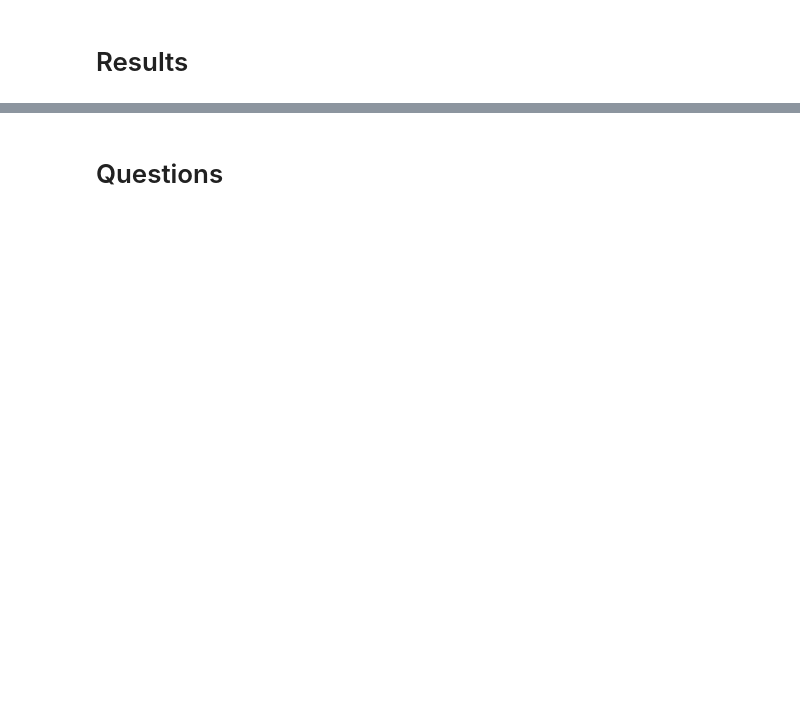
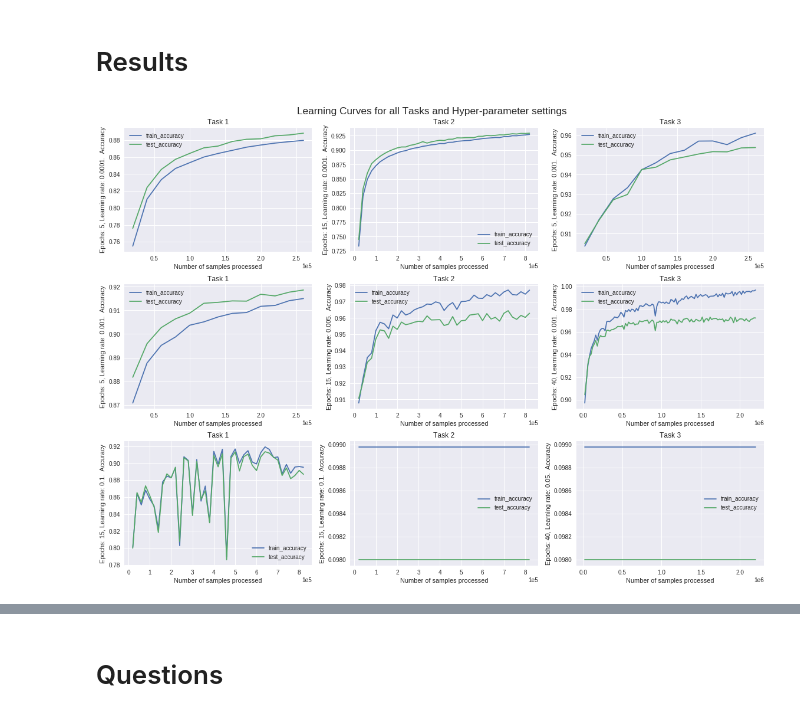
Before and after one commit to gdreiman1/spade, a Jupyter notebook: DL_1819_CW1_Q.ipynb, the cells around one changed output, grey strips where cells are left out. Cells and saved outputs as stored; diff of their text form; code cells hidden in the pictures; blank space fills up the shorter version.

```diff
--- a/DL_1819_CW1_Q.ipynb
+++ b/DL_1819_CW1_Q.ipynb
@@ -829,7 +1079,7 @@ Train the model with three different hyper-parameter settings:
 # %%
 # Store results of runs with different configurations in a dictionary.
 # Use a tuple (num_epochs, learning_rate) as keys, and a tuple (training_accuracy, testing_accuracy)
-my_experiments_task2 = []
+my_experiments_task2_part2 = []
 settings = [(15, 0.0001), (15, 0.005), (15, 0.1)]
 
 print('Training Model 2')
@@ -846,7 +1096,35 @@ for (num_epochs, learning_rate) in settings:
   #####################################################
   # Define model, loss, update and evaluation metric. #
   #####################################################
+  layer1 = relu_layer(100,32,784)
+  layer2 = softmax_xentrop(100,10,32)
+  model2 = [layer1,layer2]
+  def optimizer_2(model,learning_rate,batch_xs,batch_ys):
 
+    #forward
+    x_in,labels = batch_xs,batch_ys
+    #forward
+    #do linear transfor
+    model[0].update_z(x_in)
+    #apply non linearity
+    model[0].update_a()
+    #find loss
+    model[1].update_z(model[0].a)
+    #apply non linearity
+    model[1].update_a()
+    #model[1].loss_prime(labels)
+#backwards
+    model[1].loss_prime(labels)
+    #for l in reversed(model):
+    #update weight of softmax layer
+    #model[1].update_weights(learning_rate, model[0].a)
+    model[0].loss_prime(labels,model[1].w,model[1].delta)
+    model[1].update_weights(learning_rate, model[0].a)
+    model[0].update_weights(learning_rate, x_in)
+  def get_acc_2(model,x_in,labels):
+    correct_pred_vect = (np.equal(np.argmax(labels,axis = 0),np.argmax(model[-1].get_preds(model[-2].get_preds(x_in)), axis = 0).T))
+    accuracy = np.mean((correct_pred_vect))
+    return accuracy
   # Train.
   i, train_accuracy, test_accuracy = 0, [], []
   log_period_updates = int(log_period_samples / batch_size)
@@ -860,7 +1138,7 @@ for (num_epochs, learning_rate) in settings:
       #################
       # Training step #
       #################
-      pass
+      optimizer_2(model2,learning_rate,batch_xs.T,batch_ys.T)
 
       # Periodically evaluate.
       if i % log_period_updates == 0:
@@ -868,11 +1146,14 @@ for (num_epochs, learning_rate) in settings:
         #####################################
         # Compute and store train accuracy. #
         #####################################
-
+        train_ind = range(len(eval_mnist.train.images))
+        train_selection = np.random.choice(train_ind,round(len(eval_mnist.train.images)/5),False)
+        train_x_in, train_labels = eval_mnist.train.images[train_ind,:],eval_mnist.train.labels[train_ind,:]
+        train_accuracy.append(get_acc_2(model2,train_x_in.T,train_labels.T))
         #####################################
         # Compute and store test accuracy.  #
         #####################################
-        pass
-
-    my_experiments_task2.append(
+        test_x_in, test_labels = eval_mnist.test.images,eval_mnist.test.labels
+        test_accuracy.append(get_acc_2(model2,test_x_in.T,test_labels.T))
+    my_experiments_task2_part2.append(
         ((num_epochs, learning_rate), train_accuracy, test_accuracy))
@@ -952,0 +1308,4 @@ plot_summary_table([my_experiments_task1, my_experiments_task2, my_experiments_t
+# %%
+plot_learning_curves([my_experiments_task1_part2, my_experiments_task2_part2, my_experiments_task3_part2])
+# %% [output]
+[figure, added]
```
Also changed, not shown: parts of 23 cells of this notebook.
